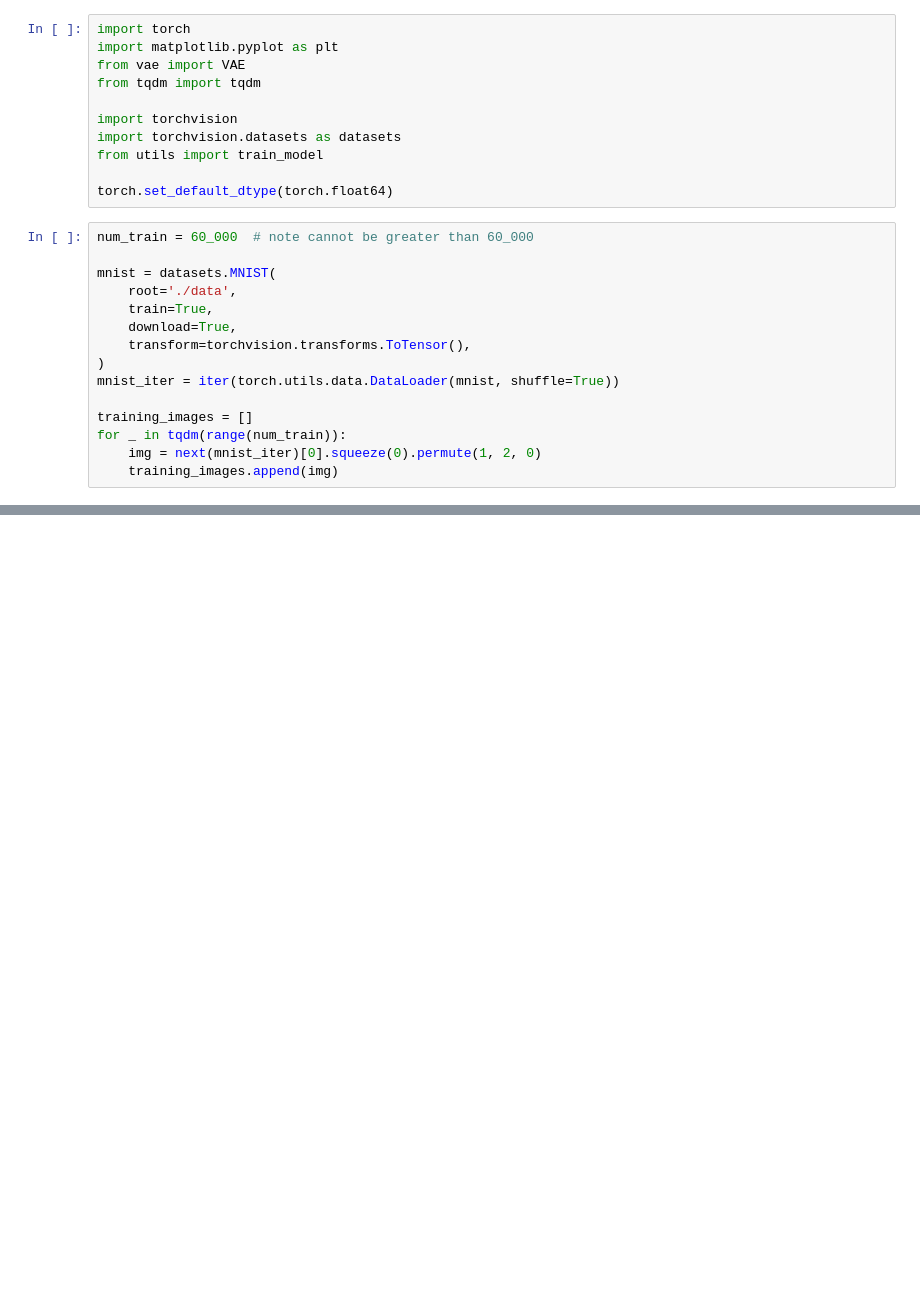
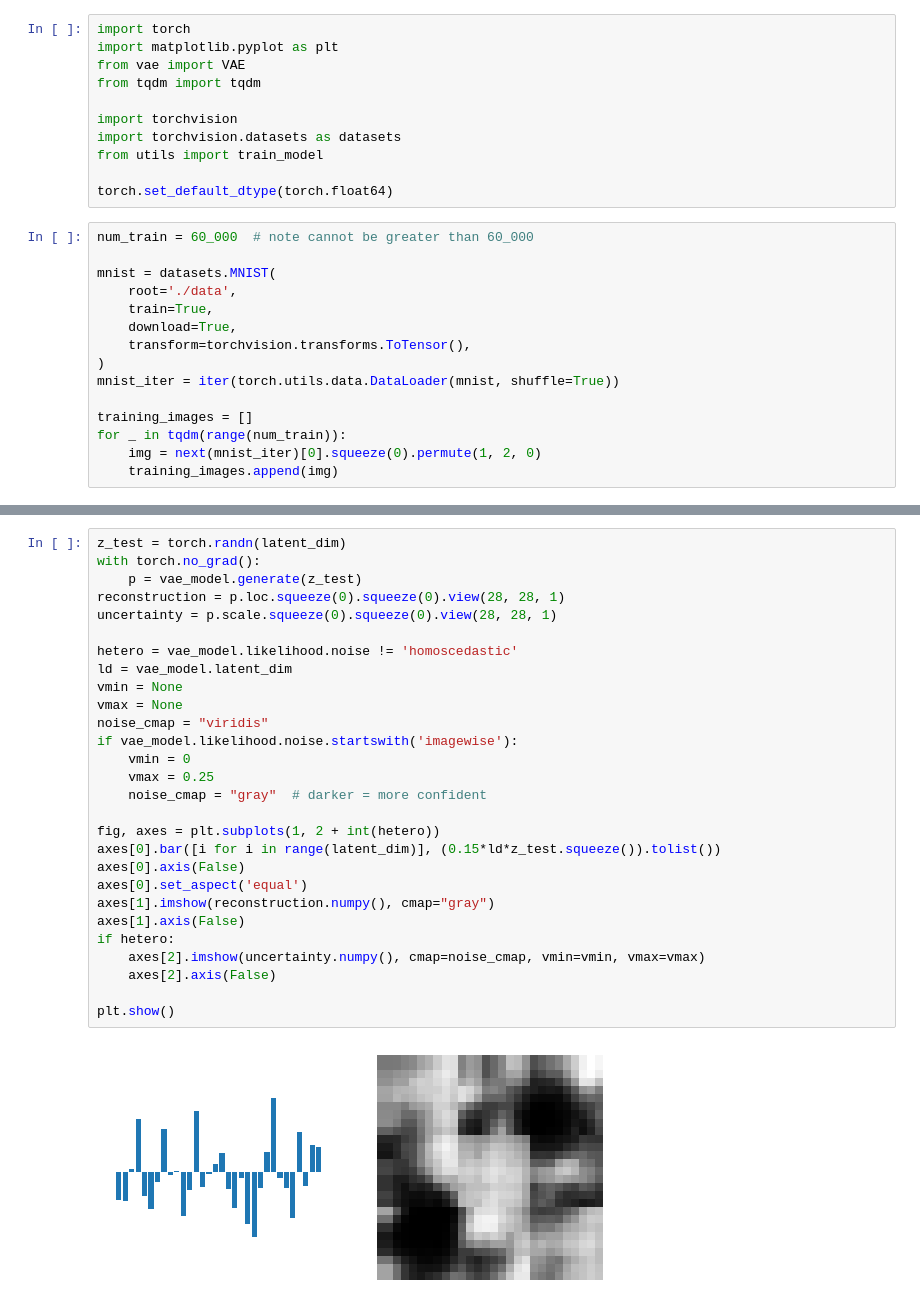
Before and after one commit to Sheev13/vae, a Jupyter notebook: workspace.ipynb, the cells around one changed output, grey strips where cells are left out. Saved outputs shown, nothing was run; the diff lists cells and outputs as text; blank space fills up the shorter version.

```diff
--- a/workspace.ipynb
+++ b/workspace.ipynb
@@ -97,0 +148,30 @@ for image in test_images:
+# %%
+z_test = torch.randn(latent_dim)
+with torch.no_grad():
+    p = vae_model.generate(z_test)
+reconstruction = p.loc.squeeze(0).squeeze(0).view(28, 28, 1)
+uncertainty = p.scale.squeeze(0).squeeze(0).view(28, 28, 1)
+
+hetero = vae_model.likelihood.noise != 'homoscedastic'
+ld = vae_model.latent_dim
+vmin = None
+vmax = None
+noise_cmap = "viridis"
+if vae_model.likelihood.noise.startswith('imagewise'):
+    vmin = 0
+    vmax = 0.25
+    noise_cmap = "gray"  # darker = more confident
+
+fig, axes = plt.subplots(1, 2 + int(hetero))
+axes[0].bar([i for i in range(latent_dim)], (0.15*ld*z_test.squeeze()).tolist())
+axes[0].axis(False)
+axes[0].set_aspect('equal')
+axes[1].imshow(reconstruction.numpy(), cmap="gray")
+axes[1].axis(False)
+if hetero:
+    axes[2].imshow(uncertainty.numpy(), cmap=noise_cmap, vmin=vmin, vmax=vmax)
+    axes[2].axis(False)
+
+plt.show()
+# %% [output]
+[figure, added]
```
Also changed, not shown: parts of 6 cells of this notebook, 5 other files.
